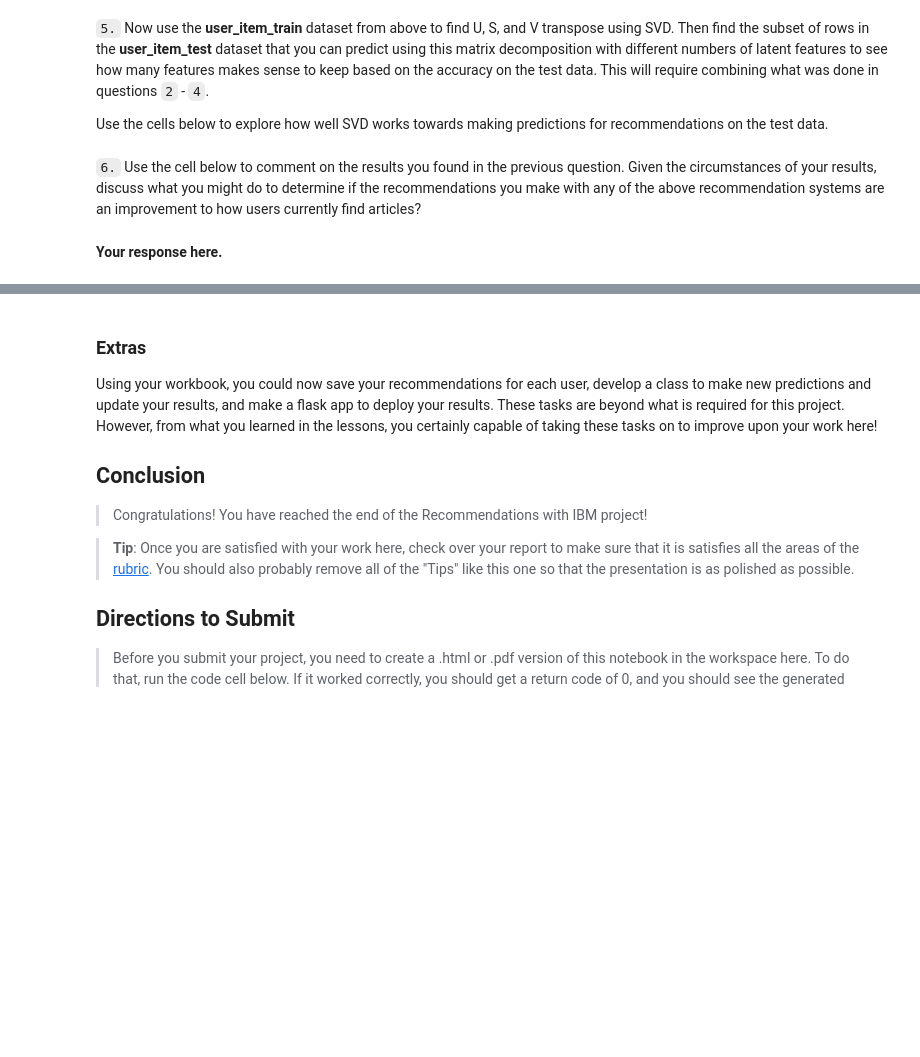
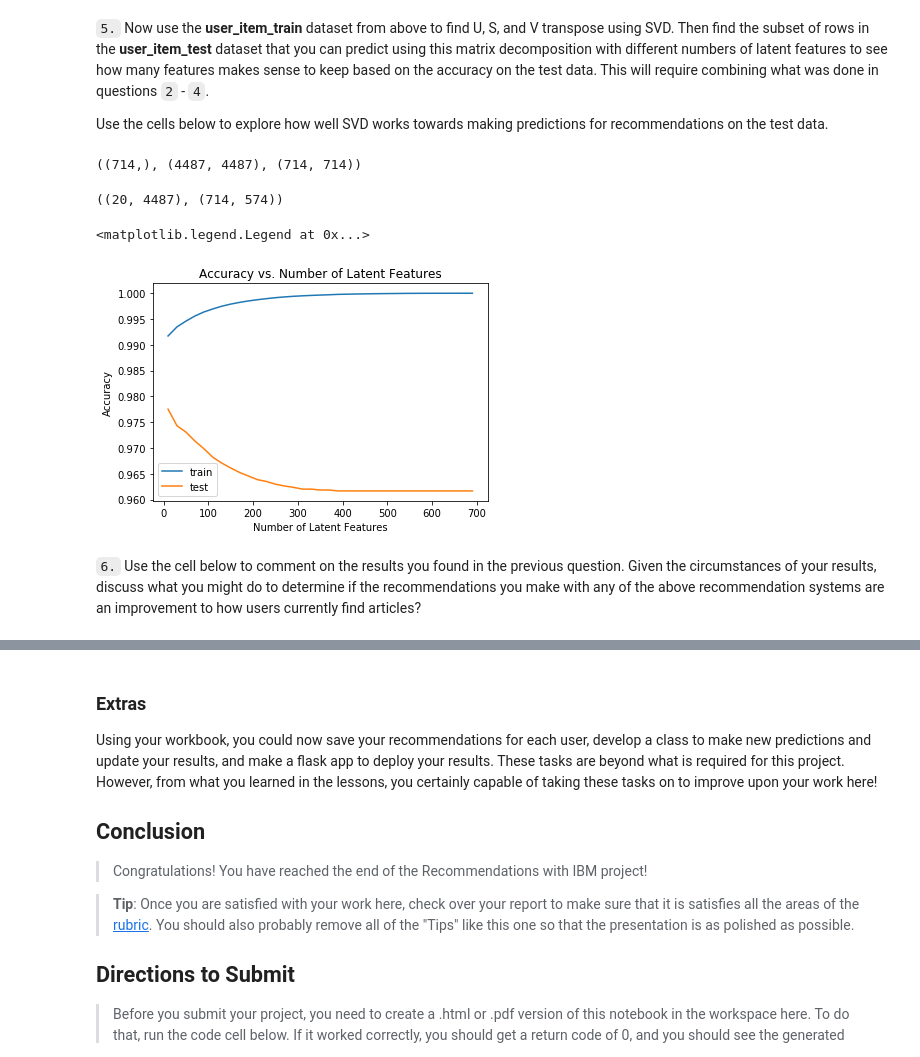
Before and after one commit to DavidFengAu/recommendations_with_ibm, a Jupyter notebook: Recommendations_with_IBM.ipynb, the cells around one changed output, grey strips where cells are left out. Saved outputs shown, nothing was run; the diff lists cells and outputs as text; code cells hidden in the pictures; blank space fills up the shorter version.

```diff
--- a/Recommendations_with_IBM.ipynb
+++ b/Recommendations_with_IBM.ipynb
@@ -677,11 +749,64 @@ t.sol_4_test(sol_4_dict)
 Use the cells below to explore how well SVD works towards making predictions for recommendations on the test data.
 # %%
 # fit SVD on the user_item_train matrix
-u_train, s_train, vt_train = # fit svd similar to above then use the cells below
+u_train, s_train, vt_train = np.linalg.svd(user_item_train)
+s_train.shape, u_train.shape, vt_train.shape
+# %% [output]
+((714,), (4487, 4487), (714, 714))
+# %%
+u_test = u_train[user_item_train.index.isin(test_idx), :]
+vt_test = vt_train[:, user_item_train.columns.isin(test_arts)]
+u_test.shape, vt_test.shape
+# %% [output]
+((20, 4487), (714, 574))
+# %%
+train_idx = user_item_train.index
+common_idx = list(set(train_idx) & set(test_idx))
+user_item_test = user_item_test.loc[common_idx]
 # %%
 # Use these cells to see how well you can use the training
 # decomposition to predict on test data
+# %%
+num_latent_feats = np.arange(10,700+10,20)
+train_errs = []
+test_errs = []
+
+for k in num_latent_feats:
+    # restructure with k latent features
+    s_train_new, u_train_new, vt_train_new = np.diag(s_train[:k]), u_train[:, :k], vt_train[:k, :]
+    u_test_new, vt_test_new = u_test[:, :k], vt_test[:k, :]
+
+    # take dot product
+    user_item_train_est = np.around(np.dot(np.dot(u_train_new, s_train_new), vt_train_new))
+    user_item_test_est = np.around(np.dot(np.dot(u_test_new, s_train_new), vt_test_new))
+
+    # compute error for each prediction to actual value
+    diffs_train = np.subtract(user_item_train, user_item_train_est)
+    diffs_test = np.subtract(user_item_test, user_item_test_est)
+
+    # total errors and keep track of them
+    err_train = np.sum(np.sum(np.abs(diffs_train)))
+    err_test = np.sum(np.sum(np.abs(diffs_test)))
+
+    train_errs.append(err_train)
+    test_errs.append(err_test)
+# %%
+plt.plot(
+    num_latent_feats,
+    1 - np.array(train_errs) / (user_item_train.shape[0] * user_item_train.shape[1]),
+    label='train'
+)
+plt.plot(
+    num_latent_feats,
+    1 - np.array(test_errs) / (user_item_test.shape[0] * user_item_test.shape[1]),
+    label='test'
+)
+plt.xlabel('Number of Latent Features')
+plt.ylabel('Accuracy')
+plt.title('Accuracy vs. Number of Latent Features')
+plt.legend()
+# %% [output]
+<matplotlib.legend.Legend at 0x...>
+[figure, added]
 # %% [markdown]
 `6.` Use the cell below to comment on the results you found in the previous question. Given the circumstances of your results, discuss what you might do to determine if the recommendations you make with any of the above recommendation systems are an improvement to how users currently find articles?
-# %% [markdown]
-**Your response here.**
```
Also changed, not shown: parts of 20 cells of this notebook, 1 other file.
